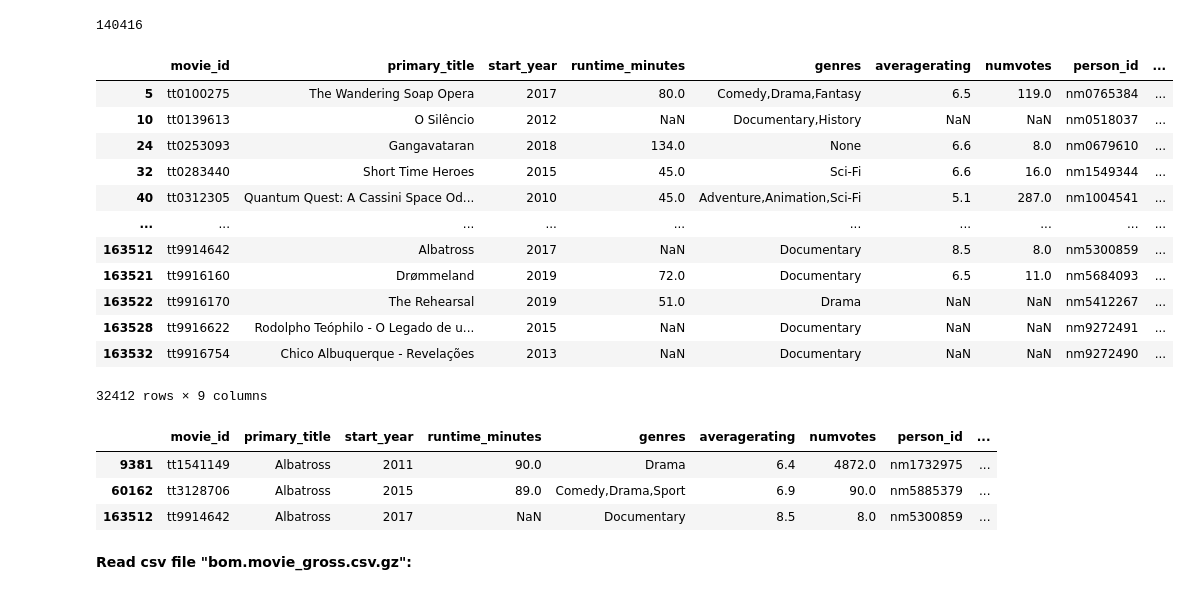
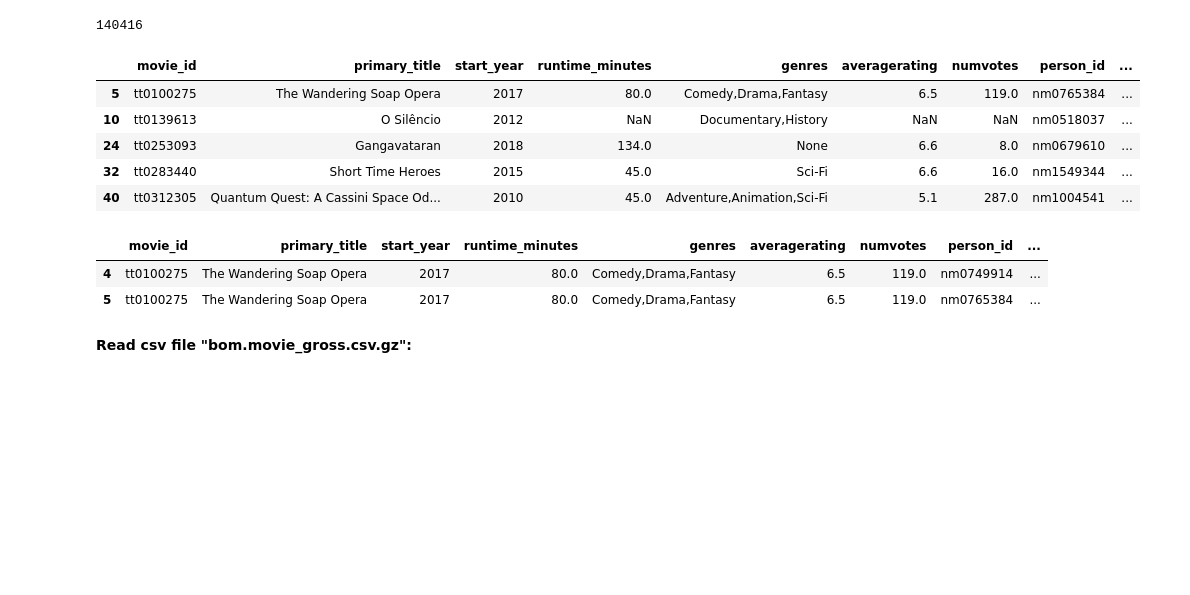
Before and after one commit to erdemiraysu/Exploratory-Movie-Analyses, a Jupyter notebook: student.ipynb, the cells around one changed output. Cells and saved outputs as stored; diff of their text form; code cells hidden in the pictures; blank space fills up the shorter version.

```diff
--- a/student.ipynb
+++ b/student.ipynb
@@ -399,28 +372,21 @@ imdb['movie_id'].nunique()
 # %% [output]
 140416
 # %%
-imdb[imdb['primary_title'].duplicated()]
+imdb[imdb['primary_title'].duplicated()].head()
 # %% [output]
 |  | movie_id | primary_title | start_year | runtime_minutes | genres | averagerating | numvotes | person_id | ... |
 | 5 | tt0100275 | The Wandering Soap Opera | 2017 | 80.0 | Comedy,Drama,Fantasy | 6.5 | 119.0 | nm0765384 | ... |
 | 10 | tt0139613 | O Silêncio | 2012 | NaN | Documentary,History | NaN | NaN | nm0518037 | ... |
 | 24 | tt0253093 | Gangavataran | 2018 | 134.0 | None | 6.6 | 8.0 | nm0679610 | ... |
 | 32 | tt0283440 | Short Time Heroes | 2015 | 45.0 | Sci-Fi | 6.6 | 16.0 | nm1549344 | ... |
 | 40 | tt0312305 | Quantum Quest: A Cassini Space Od... | 2010 | 45.0 | Adventure,Animation,Sci-Fi | 5.1 | 287.0 | nm1004541 | ... |
-| ... | ... | ... | ... | ... | ... | ... | ... | ... | ... |
-| 163512 | tt9914642 | Albatross | 2017 | NaN | Documentary | 8.5 | 8.0 | nm5300859 | ... |
-| 163521 | tt9916160 | Drømmeland | 2019 | 72.0 | Documentary | 6.5 | 11.0 | nm5684093 | ... |
-| 163522 | tt9916170 | The Rehearsal | 2019 | 51.0 | Drama | NaN | NaN | nm5412267 | ... |
-| 163528 | tt9916622 | Rodolpho Teóphilo - O Legado de u... | 2015 | NaN | Documentary | NaN | NaN | nm9272491 | ... |
-| 163532 | tt9916754 | Chico Albuquerque - Revelações | 2013 | NaN | Documentary | NaN | NaN | nm9272490 | ... |
-32412 rows × 9 columns
-# %%
-imdb[imdb['primary_title'] == 'Albatross']
-# %% [output]
-|  | movie_id | primary_title | start_year | runtime_minutes | genres | averagerating | numvotes | person_id | ... |
-| 9381 | tt1541149 | Albatross | 2011 | 90.0 | Drama | 6.4 | 4872.0 | nm1732975 | ... |
-| 60162 | tt3128706 | Albatross | 2015 | 89.0 | Comedy,Drama,Sport | 6.9 | 90.0 | nm5885379 | ... |
-| 163512 | tt9914642 | Albatross | 2017 | NaN | Documentary | 8.5 | 8.0 | nm5300859 | ... |
+# %%
+imdb[imdb['primary_title'] == 'The Wandering Soap Opera']
+# Duplications present due to multiple directors
+# %% [output]
+|  | movie_id | primary_title | start_year | runtime_minutes | genres | averagerating | numvotes | person_id | ... |
+| 4 | tt0100275 | The Wandering Soap Opera | 2017 | 80.0 | Comedy,Drama,Fantasy | 6.5 | 119.0 | nm0749914 | ... |
+| 5 | tt0100275 | The Wandering Soap Opera | 2017 | 80.0 | Comedy,Drama,Fantasy | 6.5 | 119.0 | nm0765384 | ... |
 # %% [markdown]
 **Read csv file "bom.movie_gross.csv.gz":**
 # %%
```
Also changed, not shown: parts of 187 cells of this notebook.
